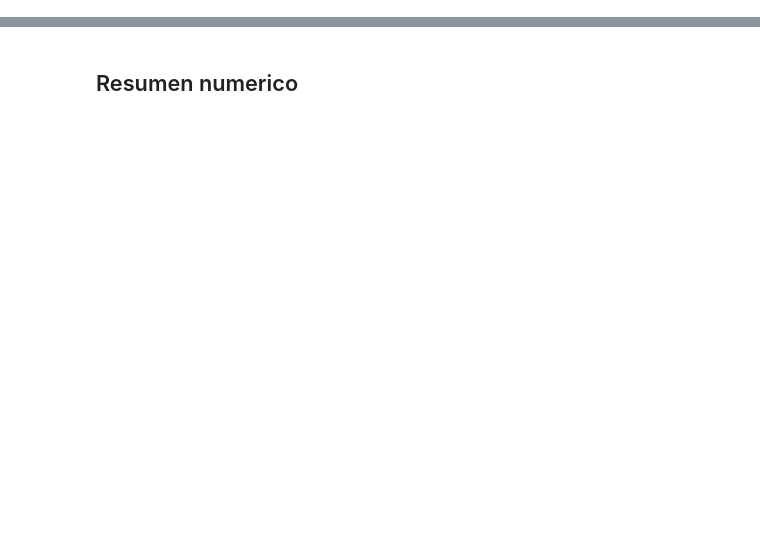
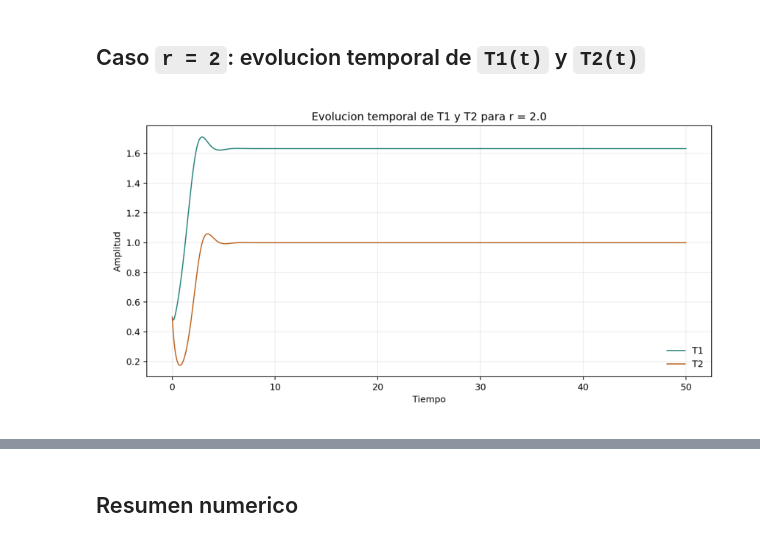
Before and after one commit to Xboster-eliel/jupyterbook_Modelacion_Ambiental, a Jupyter notebook: notebooks/Guia_practica_Lorenz_RK4.ipynb, the cells around one changed output, grey strips where cells are left out. Saved outputs shown, nothing was run; the diff lists cells and outputs as text; code cells hidden in the pictures; blank space fills up the shorter version.

Commit message:
add chapter 3 lorenz attractor content and sensitivity analysis

```diff
--- a/notebooks/Guia_practica_Lorenz_RK4.ipynb
+++ b/notebooks/Guia_practica_Lorenz_RK4.ipynb
@@ -109,0 +32,11 @@ plt.show()
+# %% [markdown]
+## Caso `r = 2`: evolucion temporal de `T1(t)` y `T2(t)`
+# %%
+image_path = BASE_DIR / 'content' / 'files_lorenz_rk4' / 'lorenz_r2_t1_t2.png'
+img = plt.imread(image_path)
+plt.figure(figsize=(11, 5.5))
+plt.imshow(img)
+plt.axis('off')
+plt.show()
+# %% [output]
+[figure, added]
```
Also changed, not shown: parts of 46 cells of this notebook, 48 other files.
